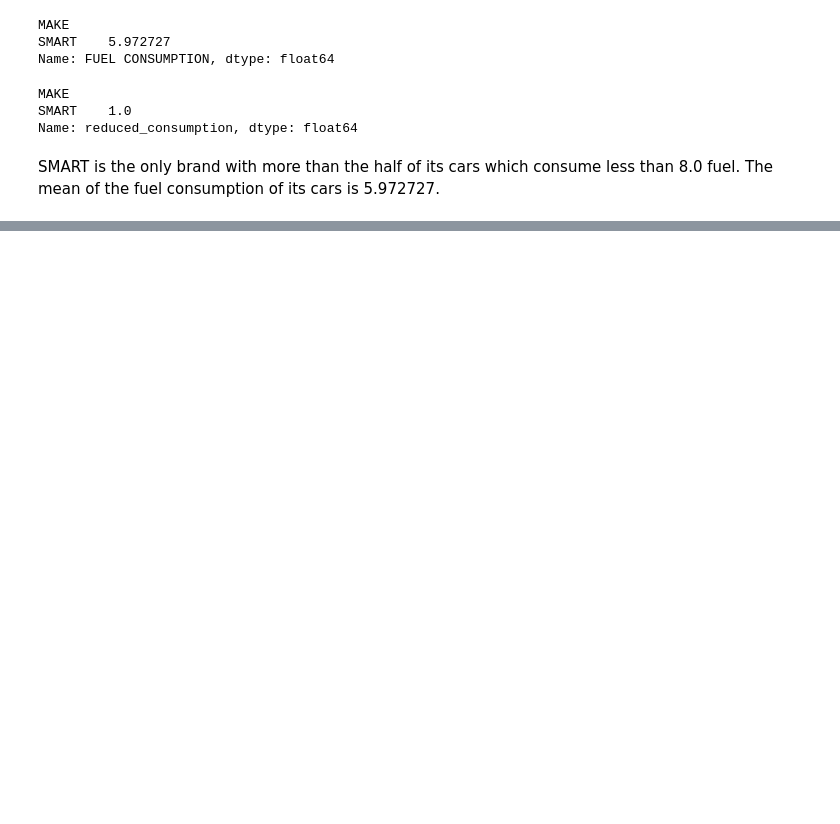
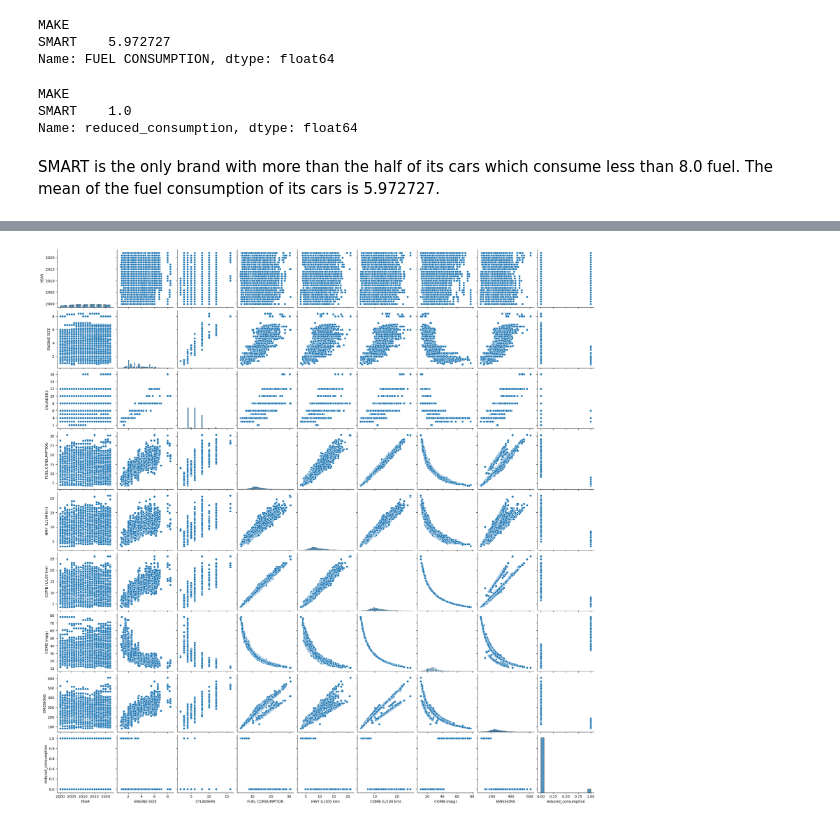
Before and after one commit to Guilhem27/Fuel_consumption_prediction, a Jupyter notebook: fuel_consumption_pred.ipynb, the cells around one changed output, grey strips where cells are left out. Drawn from its saved outputs; the diff is of its cells as text; code cells hidden in the pictures; blank space fills up the shorter version.

```diff
--- a/fuel_consumption_pred.ipynb
+++ b/fuel_consumption_pred.ipynb
@@ -88,0 +103,7 @@ SMART is the only brand with more than the half of its cars which consume less t
+# %%
+sns.pairplot(df)
+
+# Show the plot
+plt.show()
+# %% [output]
+[figure, added]
```
Also changed, not shown: parts of 5 cells of this notebook.
